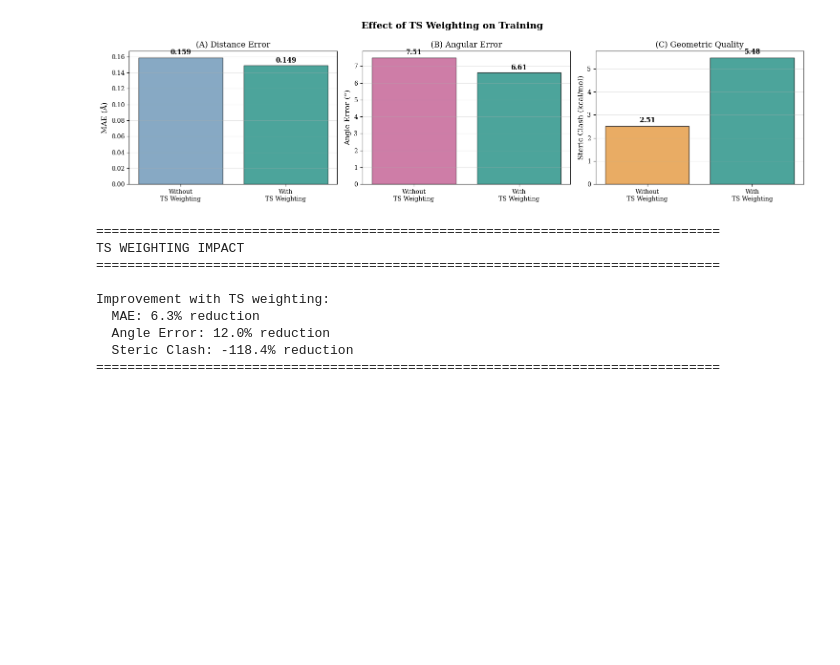
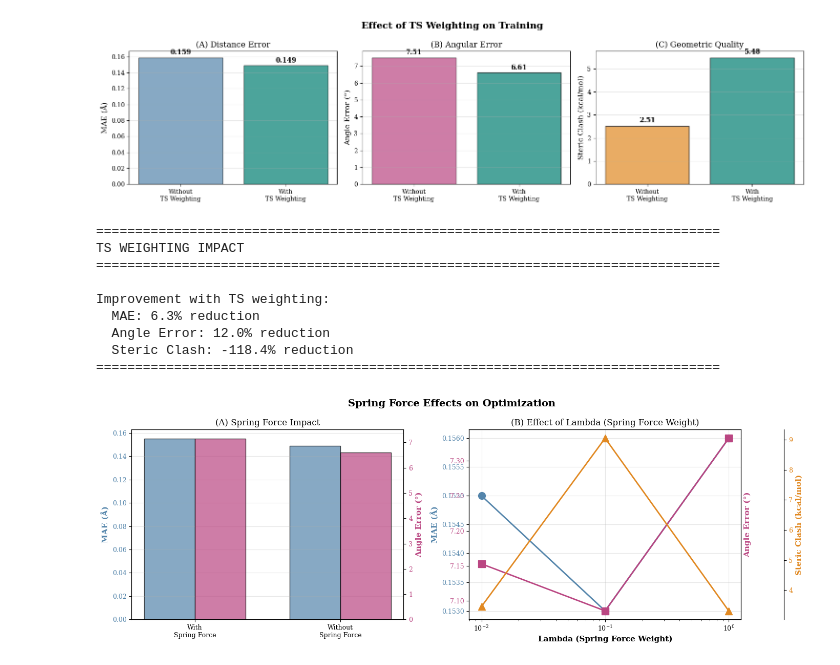
Before and after one commit to astro-stevie/goflow-mt, a Jupyter notebook: sync-logs/visualize_experiments.ipynb, the cells around one changed output. Drawn from its saved outputs; the diff is of its cells as text; code cells hidden in the pictures; blank space fills up the shorter version.

Commit message:
added some new plots of experiments

```diff
--- a/sync-logs/visualize_experiments.ipynb
+++ b/sync-logs/visualize_experiments.ipynb
@@ -452,3 +475,90 @@ Improvement with TS weighting:
   Angle Error: 12.0% reduction
   Steric Clash: -118.4% reduction
 ================================================================================
+# %%
+# ============================================================================
+# FIGURE 6: Spring Force and Lambda Effects
+# ============================================================================
+
+fig, axes = plt.subplots(1, 2, figsize=(14, 5))
+fig.suptitle('Spring Force Effects on Optimization', fontweight='bold')
+
+# Load spring force comparison data
+df_springforce = pd.read_csv(io.StringIO(csv_compare_springforce))
+df_springforce.columns = ['config', 'mae', 'rmse', 'angle_error', 'dihedral_error', 'steric_clash', 'time', 'ode_steps', 'samples', 'spring_force']
+
+# Load lambda comparison data
+df_lambda = pd.read_csv(io.StringIO(csv_dif_lambda))
+df_lambda.columns = ['config', 'mae', 'rmse', 'angle_error', 'dihedral_error', 'steric_clash', 'time', 'ode_steps', 'samples', 'lambda']
+
+# Panel A: With vs Without Spring Force
+springforce_labels = ['With\nSpring Force', 'Without\nSpring Force']
+springforce_mae = df_springforce['mae'].tolist()
+springforce_angle = df_springforce['angle_error'].tolist()
+
+x_pos = np.arange(len(springforce_labels))
+width = 0.35
+
+bars1 = axes[0].bar(x_pos - width/2, springforce_mae, width, label='MAE (Å)',
+                     color=COLORS['mae'], alpha=0.7, edgecolor='black')
+ax_angle = axes[0].twinx()
+bars2 = ax_angle.bar(x_pos + width/2, springforce_angle, width, label='Angle Error (°)',
+                     color=COLORS['angle'], alpha=0.7, edgecolor='black')
+
+axes[0].set_ylabel('MAE (Å)', color=COLORS['mae'], fontweight='bold')
+ax_angle.set_ylabel('Angle Error (°)', color=COLORS['angle'], fontweight='bold')
+axes[0].set_xticks(x_pos)
+axes[0].set_xticklabels(springforce_labels)
+axes[0].set_title('(A) Spring Force Impact')
+axes[0].grid(True, alpha=0.3, axis='y')
+axes[0].tick_params(axis='y', labelcolor=COLORS['mae'])
+ax_angle.tick_params(axis='y', labelcolor=COLORS['angle'])
+
+# Panel B: Different Lambda Values
+lambda_vals = df_lambda['lambda'].tolist()
+lambda_mae = df_lambda['mae'].tolist()
+lambda_angle = df_lambda['angle_error'].tolist()
+lambda_clash = df_lambda['steric_clash'].tolist()
+
+axes[1].plot(lambda_vals, lambda_mae, 'o-', color=COLORS['mae'],
+             linewidth=2, markersize=10, label='MAE')
+ax2 = axes[1].twinx()
+ax2.plot(lambda_vals, lambda_angle, 's-', color=COLORS['angle'],
+         linewidth=2, markersize=10, label='Angle Error')
+ax3 = ax2.twinx()
+ax3.spines['right'].set_position(('outward', 60))
+ax3.plot(lambda_vals, lambda_clash, '^-', color=COLORS['clash'],
+         linewidth=2, markersize=10, label='Steric Clash')
+
+axes[1].set_xlabel('Lambda (Spring Force Weight)', fontweight='bold')
+axes[1].set_ylabel('MAE (Å)', color=COLORS['mae'], fontweight='bold')
+ax2.set_ylabel('Angle Error (°)', color=COLORS['angle'], fontweight='bold')
+ax3.set_ylabel('Steric Clash (kcal/mol)', color=COLORS['clash'], fontweight='bold')
+axes[1].set_title('(B) Effect of Lambda (Spring Force Weight)')
+axes[1].set_xscale('log')
+axes[1].grid(True, alpha=0.3)
+axes[1].tick_params(axis='y', labelcolor=COLORS['mae'])
+ax2.tick_params(axis='y', labelcolor=COLORS['angle'])
+ax3.tick_params(axis='y', labelcolor=COLORS['clash'])
+
+plt.tight_layout()
+# plt.savefig('fig6_springforce_lambda.png', dpi=300, bbox_inches='tight')
+plt.show()
+
+print("\n" + "="*80)
+print("SPRING FORCE ANALYSIS")
+print("="*80)
+mae_improvement_sf = (df_springforce.iloc[1]['mae'] - df_springforce.iloc[0]['mae']) / df_springforce.iloc[1]['mae'] * 100
+angle_improvement_sf = (df_springforce.iloc[1]['angle_error'] - df_springforce.iloc[0]['angle_error']) / df_springforce.iloc[1]['angle_error'] * 100
+print(f"\nImprovement WITH Spring Force (vs without):")
+print(f"  MAE: {mae_improvement_sf:.1f}% {'improvement' if mae_improvement_sf > 0 else 'degradation'}")
+print(f"  Angle Error: {angle_improvement_sf:.1f}% {'improvement' if angle_improvement_sf > 0 else 'degradation'}")
+
+best_lambda_idx = df_lambda['mae'].idxmin()
+best_lambda = df_lambda.loc[best_lambda_idx]
+print(f"\nBest Lambda Value: {best_lambda['lambda']}")
+print(f"  MAE: {best_lambda['mae']:.3f} Å")
+print(f"  Angle Error: {best_lambda['angle_error']:.2f}°")
+print("="*80)
+# %% [output]
+[figure, added]
```
Also changed, not shown: parts of 4 cells of this notebook.
